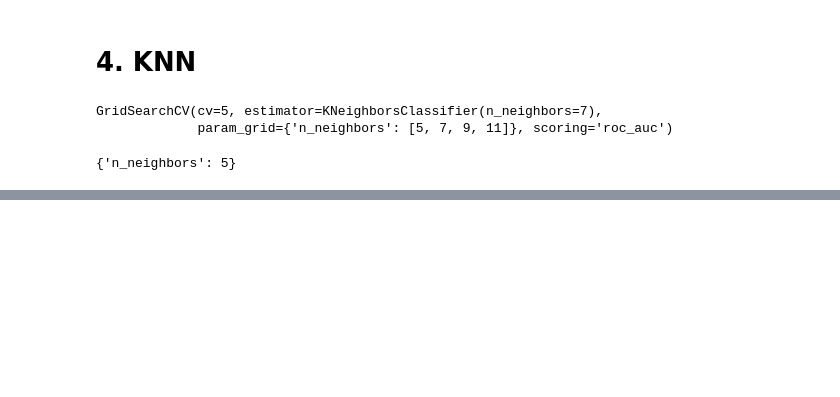
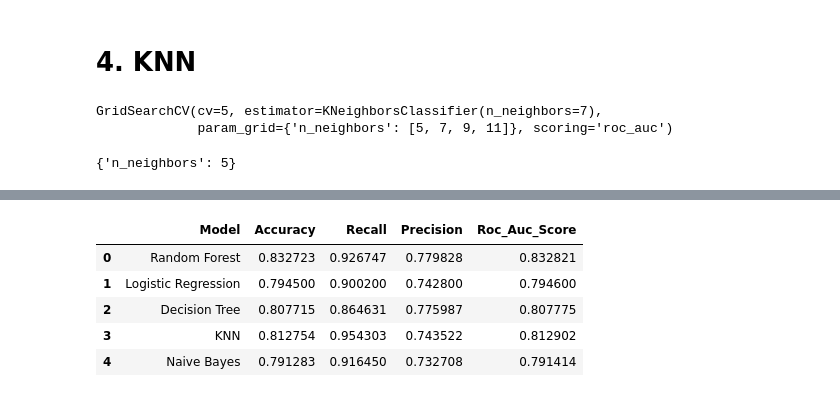
Before and after one commit to AYUSH-SHARMA25/HEALTH-INSURANCE-CROSS-SELL-PREDICTION, a Jupyter notebook: HEALTH_INSURANCE_CROSS_SELL_PREDICTION_CAPSTONE_PROJECT.ipynb, the cells around one changed output, grey strips where cells are left out. Drawn from its saved outputs; the diff is of its cells as text; code cells hidden in the pictures; blank space fills up the shorter version.

```diff
--- a/HEALTH_INSURANCE_CROSS_SELL_PREDICTION_CAPSTONE_PROJECT.ipynb
+++ b/HEALTH_INSURANCE_CROSS_SELL_PREDICTION_CAPSTONE_PROJECT.ipynb
@@ -565,0 +568,5 @@ results = results.append(dict4 , ignore_index=True)
+# %%
+# Fitting Naive Bayes on Training set
+from sklearn.naive_bayes import GaussianNB
+nb_classifier = GaussianNB()
+nb_classifier.fit(x_train, y_train)
@@ -565,0 +575,16 @@ results = results.append(dict4 , ignore_index=True)
+# %%
+# Predicting on test set
+y_pred_nb = nb_classifier.predict(x_test)
+# %%
+# Evaluation metrics score of svc
+accuracy_nb = accuracy_score(y_test,y_pred_nb)
+recall_nb  = recall_score(y_test,y_pred_nb)
+precision_nb= precision_score(y_test,y_pred_nb)
+roc_auc_nb= roc_auc_score(y_test ,y_pred_nb)
+
+
+
+print('Accuracy :-',accuracy_nb)
+print('Recall :-',recall_nb)
+print('Precision :-',precision_nb)
+print('Roc Auc Score :-',roc_auc_nb)
@@ -565,0 +596,10 @@ results = results.append(dict4 , ignore_index=True)
+# %%
+# storing the result
+dict5 = {'Model':'Naive Bayes',
+          'Accuracy':accuracy_nb,
+          'Recall':recall_nb,
+          'Precision':precision_nb,
+          'Roc_Auc_Score':roc_auc_nb}
+
+
+results = results.append(dict5 , ignore_index=True)
@@ -565,0 +634,9 @@ results = results.append(dict4 , ignore_index=True)
+# %%
+results
+# %% [output]
+|  | Model | Accuracy | Recall | Precision | Roc_Auc_Score |
+| 0 | Random Forest | 0.832723 | 0.926747 | 0.779828 | 0.832821 |
+| 1 | Logistic Regression | 0.794500 | 0.900200 | 0.742800 | 0.794600 |
+| 2 | Decision Tree | 0.807715 | 0.864631 | 0.775987 | 0.807775 |
+| 3 | KNN | 0.812754 | 0.954303 | 0.743522 | 0.812902 |
+| 4 | Naive Bayes | 0.791283 | 0.916450 | 0.732708 | 0.791414 |
```
Also changed, not shown: parts of 14 cells of this notebook.
